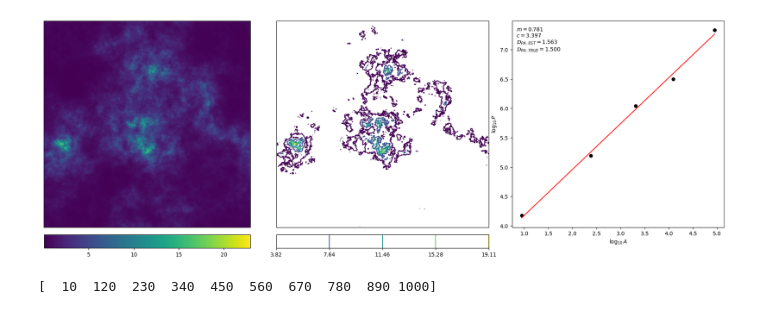
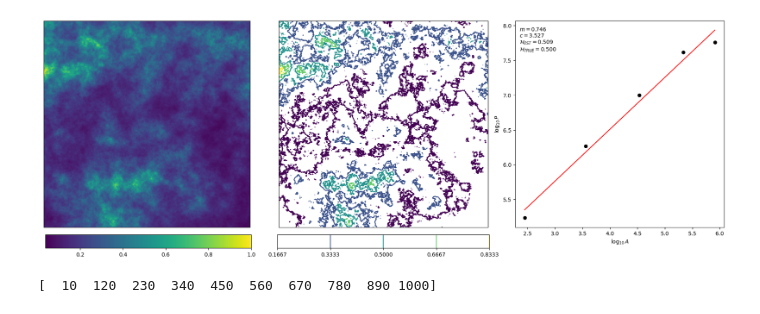
Before and after one commit to MBates92/thesis-images, a Jupyter notebook: PA Fractal Dimension.ipynb, the cells around one changed output. Cells and saved outputs as stored; diff of their text form; code cells hidden in the pictures.

```diff
--- a/PA Fractal Dimension.ipynb
+++ b/PA Fractal Dimension.ipynb
@@ -33,17 +33,27 @@ class perimeter_area():
 
         self.gradient, self.intercept = np.polyfit(np.log10(self.areas), np.log10(self.perimeters), deg=1)
         self.fractal_dimension = self.gradient*2
+        self.beta = 6-2*self.fractal_dimension
+        self.hurst = (self.beta-2)/2
+# %%
+def noisy_nonperiodic_xfbm(N,E,H,S, noise=0.05, seed = None):
+    X = ss.fBm(N,E,H,S, exp=True, centred = True, periodic = False, seed=seed)
+    noise_fraction = noise*np.std(X.flatten())
+    noise_field = ss.fBm(N=N, E=E, H=-1, exp=False)*noise_fraction
+
+    X = X+noise_field
+
+    X /= np.max(X.flatten())
+
+    return X
 # %%
 N=1000
 H=0.5
 E=2
+S=1
 beta = E+2*H
 D = (6-beta)/2
+SEED = 42
 
-field = ss.fBm(N, E, H, 1, exp=True, centred = True)
-
-plt.figure()
-plt.imshow(field, origin='lower')
-plt.colorbar()
-plt.show()
+field = noisy_nonperiodic_xfbm(N, E, H, S, noise=0.05, seed=SEED)
 # %% [output]
@@ -56,38 +66,38 @@ x_points = np.array([np.min(np.log10(PA.areas)), np.max(np.log10(PA.areas))])
 f,ax = plt.subplots(1,3, figsize = (23,7))
 img = ax[0].imshow(field, origin='lower')
 cs = ax[1].contour(field, levels=PA.levels)
 ax[2].scatter(np.log10(PA.areas), np.log10(PA.perimeters),c='k')
 ax[2].plot(x_points,x_points*PA.gradient+PA.intercept,c='r')
 ax[2].set_xlabel(r'$\log_{10}A$')
 ax[2].set_ylabel(r'$\log_{10}P$')
 
 ax[0].set_xticks([])
 ax[0].set_yticks([])
 
 ax[1].set_xticks([])
 ax[1].set_yticks([])
 
 text = rf"""
 $m={round(PA.gradient,3):.3f}$
 $c={round(PA.intercept,3):.3f}$
-$\mathcal{{D}}_{{PA:EST}}={round(PA.fractal_dimension,3):.3f}$
-$\mathcal{{D}}_{{PA:TRUE}}={round(D,3):.3f}$
+$\mathcal{{H}}_{{EST}}={round(PA.hurst,3):.3f}$
+$\mathcal{{H}}_{{TRUE}}={round(H,3):.3f}$
 """
 
 ax[2].text(0.02, 0.82, text, transform=ax[2].transAxes)
 
 cbaxes = f.add_axes([0.1285, 0.032, 0.234, 0.05])
 cb = plt.colorbar(img,orientation="horizontal", cax = cbaxes)
 
 cbaxes2 = f.add_axes([0.392, 0.032, 0.241, 0.05])
 cb2 = plt.colorbar(cs,orientation="horizontal", cax = cbaxes2)
 
-f.subplots_adjust(wspace=0.11, hspace=0)
+f.subplots_adjust(wspace=0.13, hspace=0)
 
-plt.savefig('D:/Workshop/PhD/Thesis/Chapter 2/PA_initial.png', bbox_inches = 'tight')
+plt.savefig('D:/Workshop/PhD/Thesis/Chapter 3/PA_initial.png', bbox_inches = 'tight')
 plt.show()
 # %% [output]
-[figure, old version]
+[figure, new version]
 # %%
 d = []
 g = np.linspace(10,1000,10, dtype = int)
```
Also changed, not shown: parts of 1 cell of this notebook, 10 other files.
